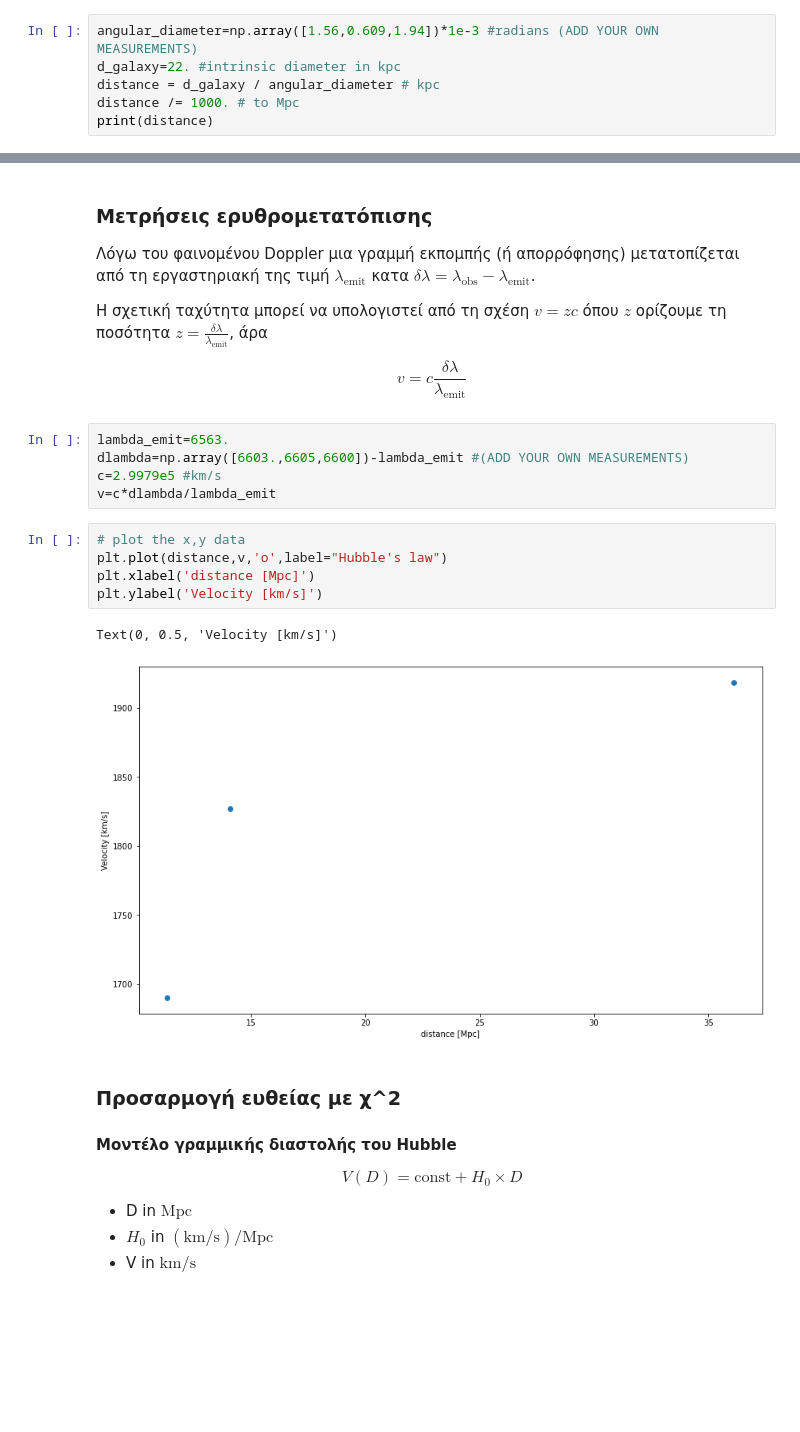
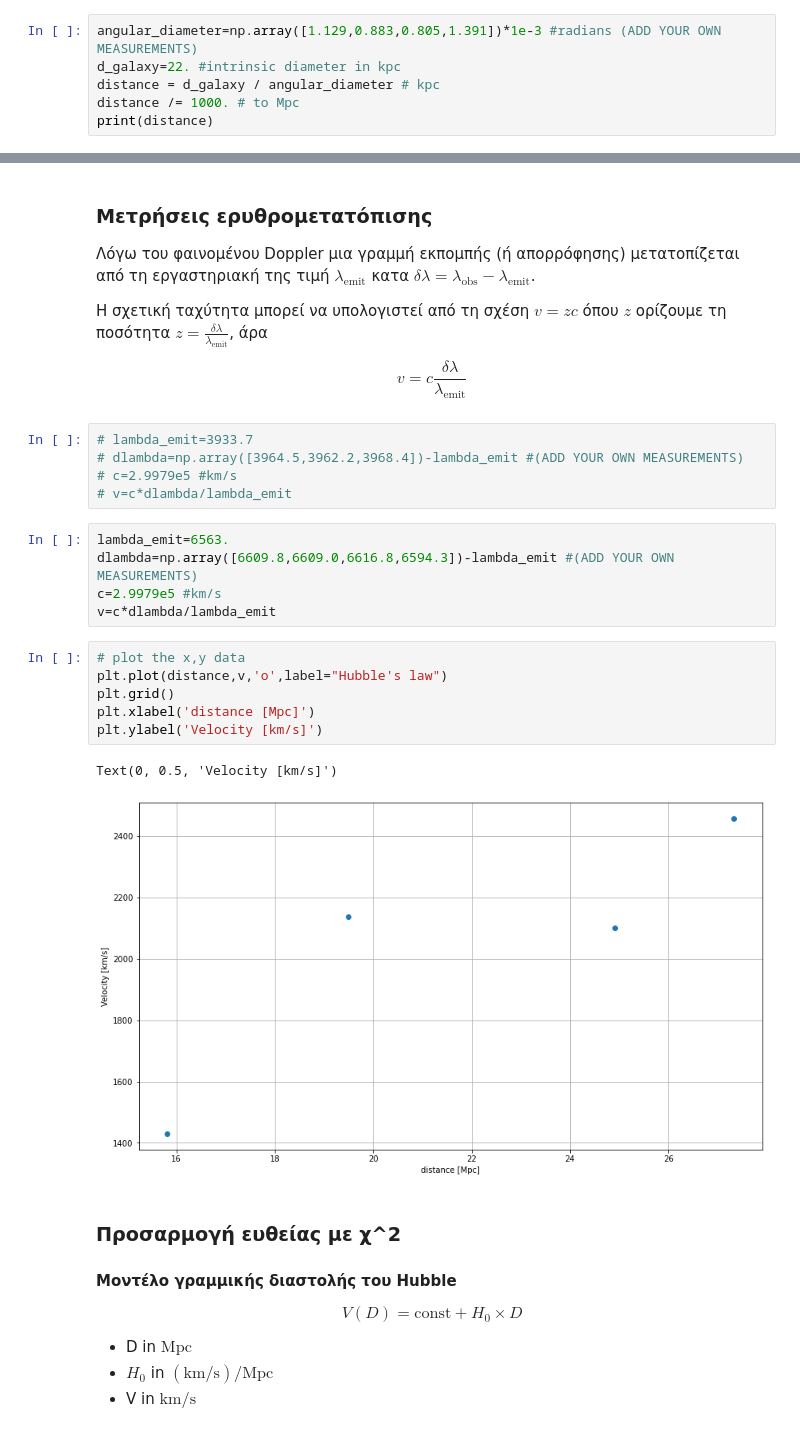
Before and after one commit to Mixpap/lab_kormou, a Jupyter notebook: galaxies/ASKHSH_4/Hubble_law.ipynb, the cells around one changed output, grey strips where cells are left out. Saved outputs shown, nothing was run; the diff lists cells and outputs as text; blank space fills up the shorter version.

Commit message:
testing data measurements

```diff
--- a/galaxies/ASKHSH_4/Hubble_law.ipynb
+++ b/galaxies/ASKHSH_4/Hubble_law.ipynb
@@ -25,7 +24,7 @@ $$
 
 **ΠΡΟΣΟΧΗ: Υποθέτουμε Ευκλείδια κοσμολογία, ισχύει για πολύ κοντινούς μόνο!**
 # %%
-angular_diameter=np.array([1.56,0.609,1.94])*1e-3 #radians (ADD YOUR OWN MEASUREMENTS)
+angular_diameter=np.array([1.129,0.883,0.805,1.391])*1e-3 #radians (ADD YOUR OWN MEASUREMENTS)
 d_galaxy=22. #intrinsic diameter in kpc
 distance = d_galaxy / angular_diameter # kpc
 distance /= 1000. # to Mpc
@@ -41,19 +40,25 @@ print(distance)
 $$
 v=c \frac{\delta \lambda}{\lambda _\mathrm{emit}}
 $$
+# %%
+# lambda_emit=3933.7
+# dlambda=np.array([3964.5,3962.2,3968.4])-lambda_emit #(ADD YOUR OWN MEASUREMENTS)
+# c=2.9979e5 #km/s
+# v=c*dlambda/lambda_emit
 # %%
 lambda_emit=6563.
-dlambda=np.array([6603.,6605,6600])-lambda_emit #(ADD YOUR OWN MEASUREMENTS)
+dlambda=np.array([6609.8,6609.0,6616.8,6594.3])-lambda_emit #(ADD YOUR OWN MEASUREMENTS)
 c=2.9979e5 #km/s
 v=c*dlambda/lambda_emit
 # %%
 # plot the x,y data
 plt.plot(distance,v,'o',label="Hubble's law")
+plt.grid()
 plt.xlabel('distance [Mpc]')
 plt.ylabel('Velocity [km/s]')
 # %% [output]
 Text(0, 0.5, 'Velocity [km/s]')
-[figure, old version]
+[figure, new version]
 # %% [markdown]
 ### Προσαρμογή ευθείας με χ^2
 #### Μοντέλο γραμμικής διαστολής του Hubble
```
Also changed, not shown: parts of 6 cells of this notebook.
